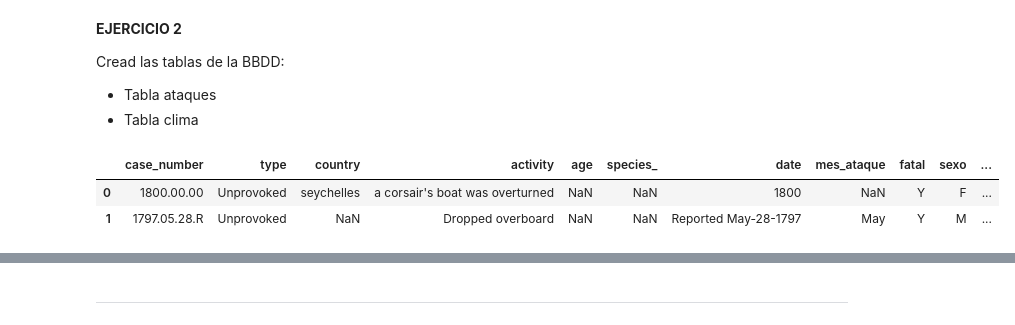
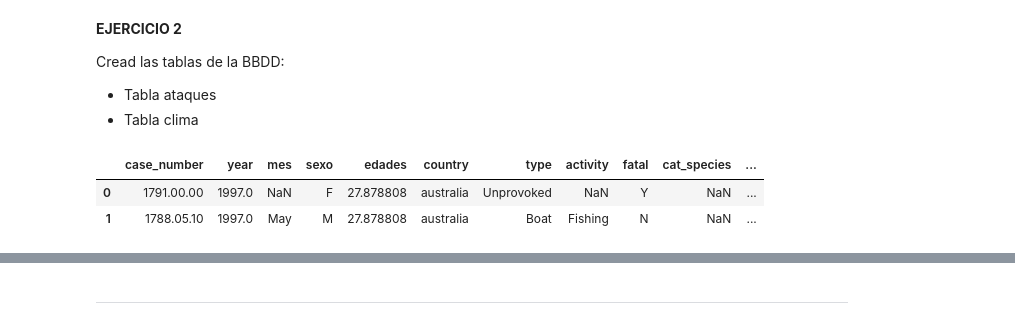
Before and after one commit to Adalab/DA-promo-c-modulo-2-sprint-2-Anahi-Mai, a Jupyter notebook: ETL/pp_ETL_IV.ipynb, the cells around one changed output, grey strips where cells are left out. Cells and saved outputs as stored; diff of their text form; code cells hidden in the pictures.

```diff
--- a/ETL/pp_ETL_IV.ipynb
+++ b/ETL/pp_ETL_IV.ipynb
@@ -3,6 +3,10 @@
 
 ### ETL Carga I - Creación BBDD e inserción de datos
 ---
+# %%
+import pandas as pd
+import mysql.connector
+pd.options.display.max_columns = None
 # %% [markdown]
 Es el momento de meter todos nuestros datos en SQL 💪🏽!!! En este ejercicio nos crearemos dos tablas en una BBDD creada por nosotras. Una de las tablas contendrá la información que obtuvimos de los ejercicios de pair programming de Limpieza, es decir, el data set de ataques de tiburones limpito. La segunda tabla tendrá la información obtenida en el ejercicio de pair de ETL 1.
 # %% [markdown]
@@ -67,10 +68,10 @@ def crear_insertar_tabla(nombre_bbdd, contraseña, query):
         print("SQLSTATE", err.sqlstate)
         print("Message", err.msg)
 # %%
-df_attacks= pd.read_pickle('../files/attacks12.pickle')
-df_attacks.head(2)
+df= pd.read_pickle('../files/datos_clima_attacks_clase.pkl')
+df.head(2)
 # %% [output]
-|  | case_number | type | country | activity | age | species_ | date | mes_ataque | fatal | sexo | ... |
-| 0 | 1800.00.00 | Unprovoked | seychelles | a corsair's boat was overturned | NaN | NaN | 1800 | NaN | Y | F | ... |
-| 1 | 1797.05.28.R | Unprovoked | NaN | Dropped overboard | NaN | NaN | Reported May-28-1797 | May | Y | M | ... |
+|  | case_number | year | mes | sexo | edades | country | type | activity | fatal | cat_species | ... |
+| 0 | 1791.00.00 | 1997.0 | NaN | F | 27.878808 | australia | Unprovoked | NaN | Y | NaN | ... |
+| 1 | 1788.05.10 | 1997.0 | May | M | 27.878808 | australia | Boat | Fishing | N | NaN | ... |
 # %%
```
Also changed, not shown: parts of 17 cells of this notebook, 26 other files.
